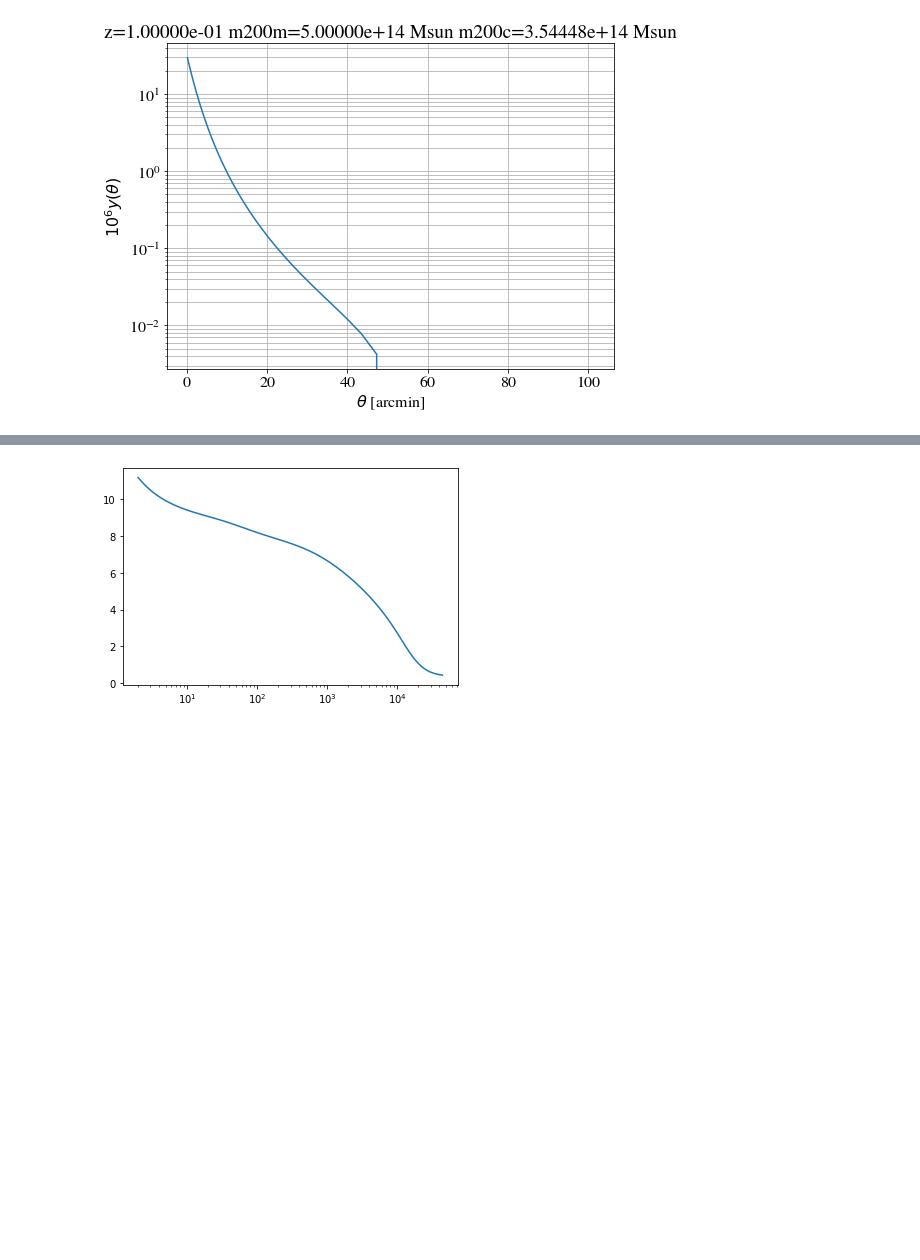
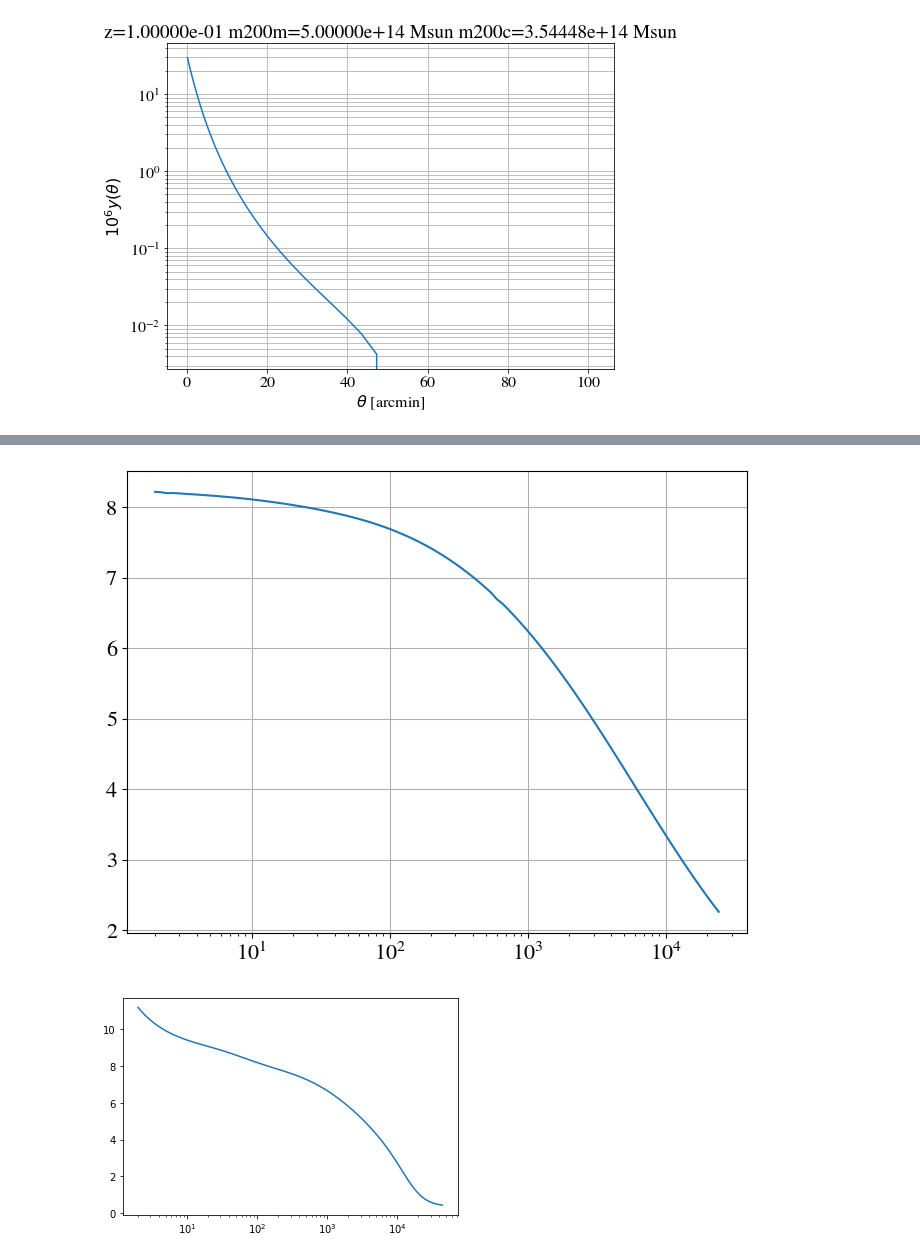
Before and after one commit to CLASS-SZ/class_sz, a Jupyter notebook: notebooks/websky_ymap.ipynb, the cells around one changed output, grey strips where cells are left out. Cells and saved outputs as stored; diff of their text form; code cells hidden in the pictures; blank space fills up the shorter version.

```diff
--- a/notebooks/websky_ymap.ipynb
+++ b/notebooks/websky_ymap.ipynb
@@ -3269,3 +3351,10 @@ plt.xscale('log')
+# %%
+# plt.plot(cl_sz['ell'],np.asarray(cl_sz['1h'])+np.asarray(cl_sz['2h']))
+plt.plot(cl_sz['ell'],np.asarray(M.cl_te_y_y()['teyy'])/np.asarray(cl_sz['1h']))
+plt.xscale('log')
+plt.grid()
+# %% [output]
+[figure, added]
 # %%
 import scipy
 teyy_int = scipy.interpolate.interp1d(cl_sz['ell'],np.asarray(M.cl_te_y_y()['teyy'])/np.asarray(cl_sz['1h']))
```
Also changed, not shown: parts of 8 cells of this notebook, 2 other files.
